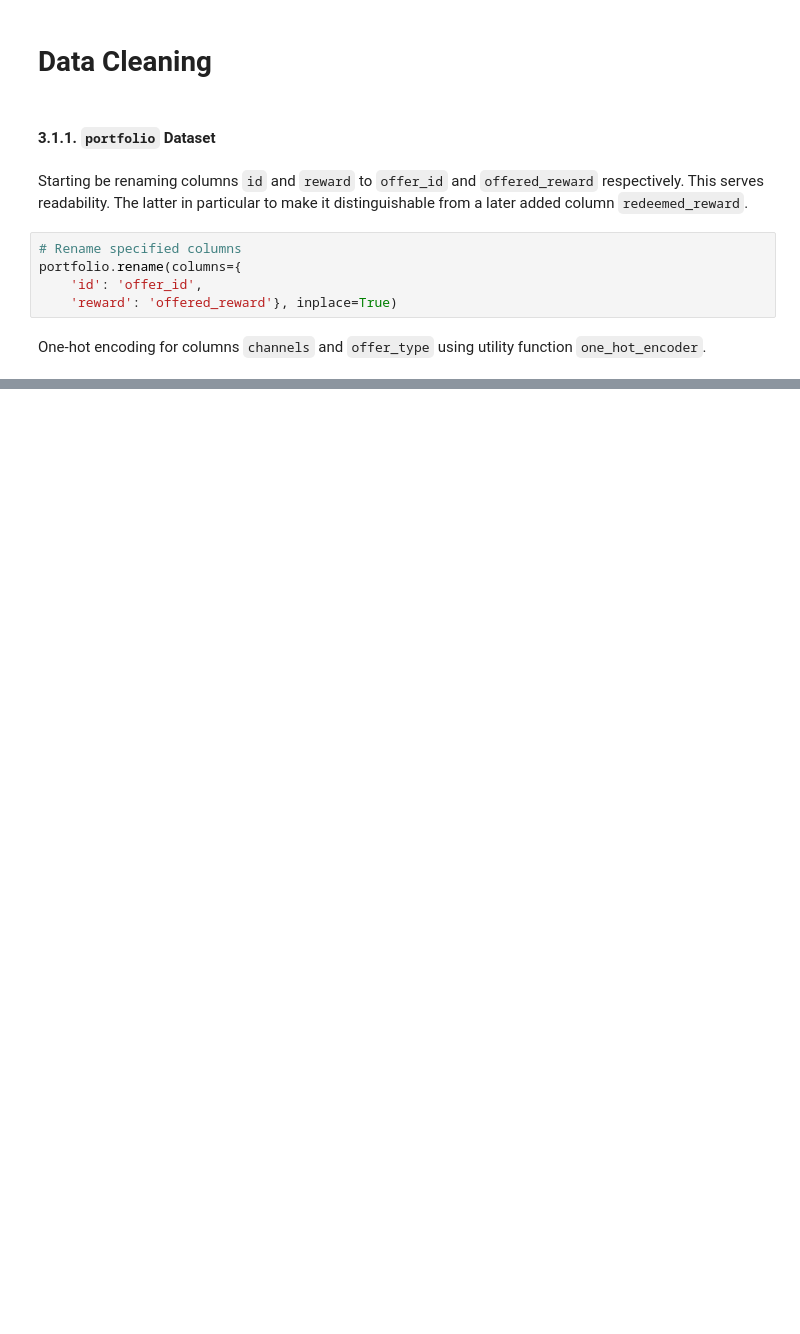
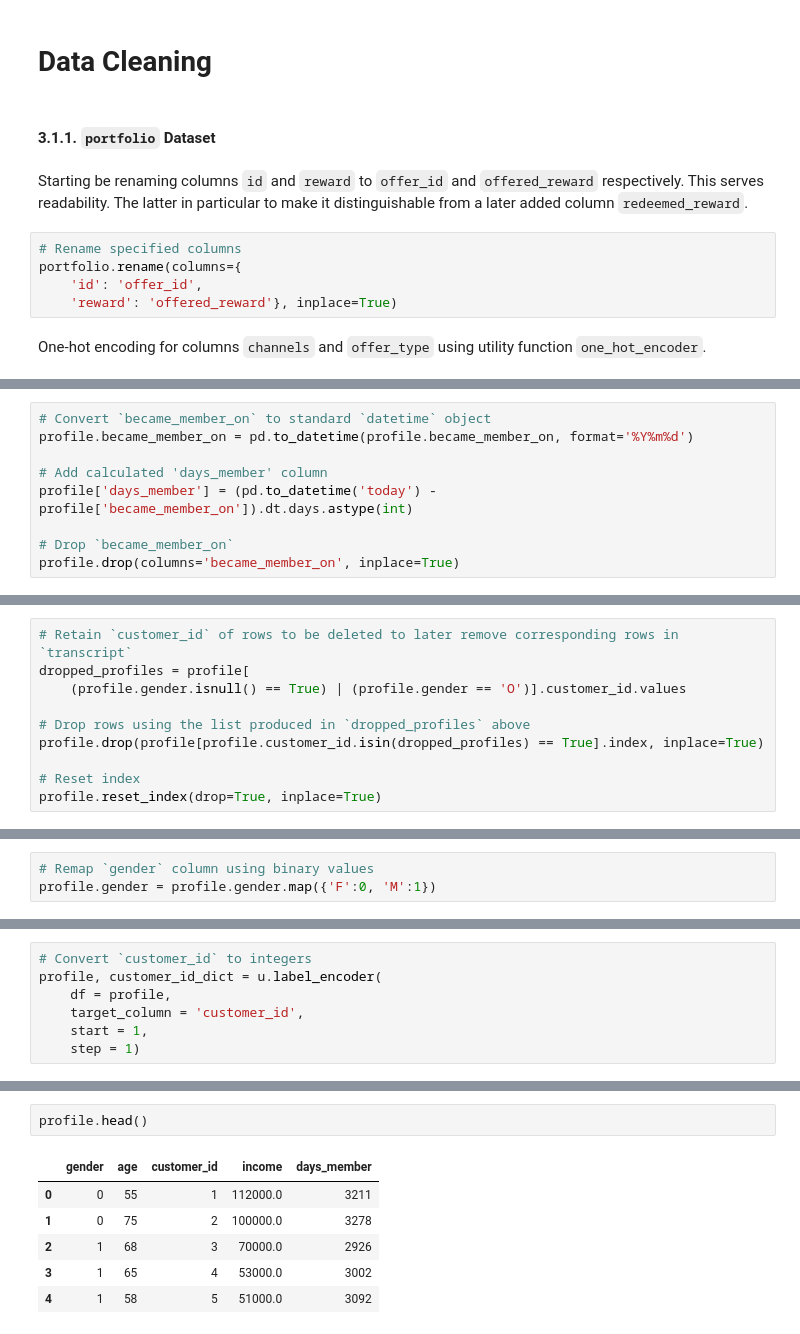
Before and after one commit to codeefy/Starbucks-Customer-Segmentation-, a Jupyter notebook: segmentation.ipynb, the cells around one changed output, grey strips where cells are left out. Cells and saved outputs as stored; diff of their text form; blank space fills up the shorter version.

```diff
--- a/segmentation.ipynb
+++ b/segmentation.ipynb
@@ -418,0 +484,9 @@ SyntaxError: invalid syntax (2466680001.py, line 1)
+# %%
+# Convert `became_member_on` to standard `datetime` object
+profile.became_member_on = pd.to_datetime(profile.became_member_on, format='%Y%m%d')
+
+# Add calculated 'days_member' column
+profile['days_member'] = (pd.to_datetime('today') - profile['became_member_on']).dt.days.astype(int)
+
+# Drop `became_member_on`
+profile.drop(columns='became_member_on', inplace=True)
@@ -418,0 +495,10 @@ SyntaxError: invalid syntax (2466680001.py, line 1)
+# %%
+# Retain `customer_id` of rows to be deleted to later remove corresponding rows in `transcript`
+dropped_profiles = profile[
+    (profile.gender.isnull() == True) | (profile.gender == 'O')].customer_id.values
+
+# Drop rows using the list produced in `dropped_profiles` above
+profile.drop(profile[profile.customer_id.isin(dropped_profiles) == True].index, inplace=True)
+
+# Reset index
+profile.reset_index(drop=True, inplace=True)
@@ -418,0 +507,3 @@ SyntaxError: invalid syntax (2466680001.py, line 1)
+# %%
+# Remap `gender` column using binary values
+profile.gender = profile.gender.map({'F':0, 'M':1})
@@ -418,0 +512,7 @@ SyntaxError: invalid syntax (2466680001.py, line 1)
+# %%
+# Convert `customer_id` to integers
+profile, customer_id_dict = u.label_encoder(
+    df = profile,
+    target_column = 'customer_id',
+    start = 1,
+    step = 1)
@@ -418,0 +528,9 @@ SyntaxError: invalid syntax (2466680001.py, line 1)
+# %%
+profile.head()
+# %% [output]
+|  | gender | age | customer_id | income | days_member |
+| 0 | 0 | 55 | 1 | 112000.0 | 3211 |
+| 1 | 0 | 75 | 2 | 100000.0 | 3278 |
+| 2 | 1 | 68 | 3 | 70000.0 | 2926 |
+| 3 | 1 | 65 | 4 | 53000.0 | 3002 |
+| 4 | 1 | 58 | 5 | 51000.0 | 3092 |
```
Also changed, not shown: parts of 17 cells of this notebook.
